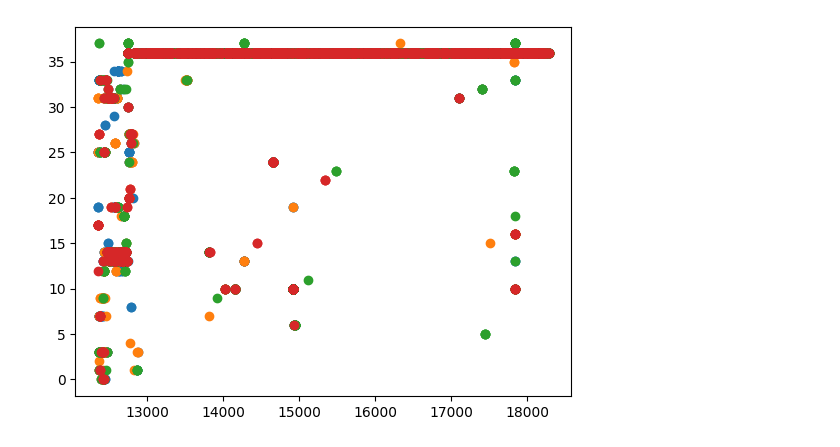
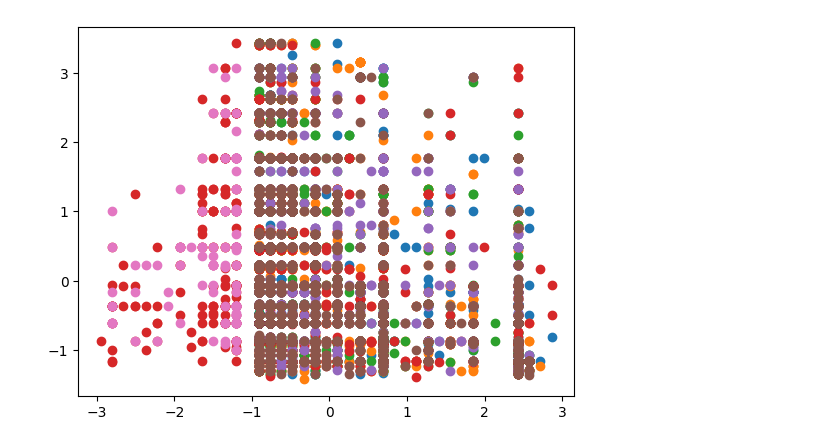
Before and after one commit to Abdulrahman7771/ElectroPi, a Jupyter notebook: UnSuperVised/OnlineRetailExpert.ipynb, the cells around one changed output. Drawn from its saved outputs; the diff is of its cells as text; code cells hidden in the pictures.

```diff
--- a/UnSuperVised/OnlineRetailExpert.ipynb
+++ b/UnSuperVised/OnlineRetailExpert.ipynb
@@ -63,0 +70,3 @@ df.head()
+# %%
+df["Quantity"] = SS().fit_transform(df[['Quantity']]).flatten()
+df['UnitPrice'] = SS().fit_transform(df[['UnitPrice']]).flatten()
@@ -78,5 +107,5 @@ plt.show()
 # %%
-km = KMeans(n_clusters=3)
+km = KMeans(n_clusters=7)
 preds = km.fit_predict(sample)
 # %%
 print(preds)
@@ -90,4 +119,4 @@ plt.scatter(sample["Country"],sample["InvoiceNo"])
 # %%
-for i in range(3):
-    plt.scatter(sample.iloc[preds==i,6], sample.iloc[preds==i,7])
+for i in range(7):
+    plt.scatter(sample.iloc[preds==i,2], sample.iloc[preds==i,4])
 # %% [output]
@@ -95,9 +124,9 @@ for i in range(3):
 # %%
-agg = AgglomerativeClustering(n_clusters=4)
+agg = AgglomerativeClustering(n_clusters=7)
 s = sample.sample(frac=0.2)
 predictions = agg.fit_predict(s)
 # %%
-for i in range(4):
-    plt.scatter(s.iloc[predictions==i,6], s.iloc[predictions==i,7])
+for i in range(7):
+    plt.scatter(s.iloc[predictions==i,2], s.iloc[predictions==i,4])
 # %% [output]
-[figure, old version]
+[figure, new version]
```
Also changed, not shown: parts of 17 cells of this notebook, 5 other files.
